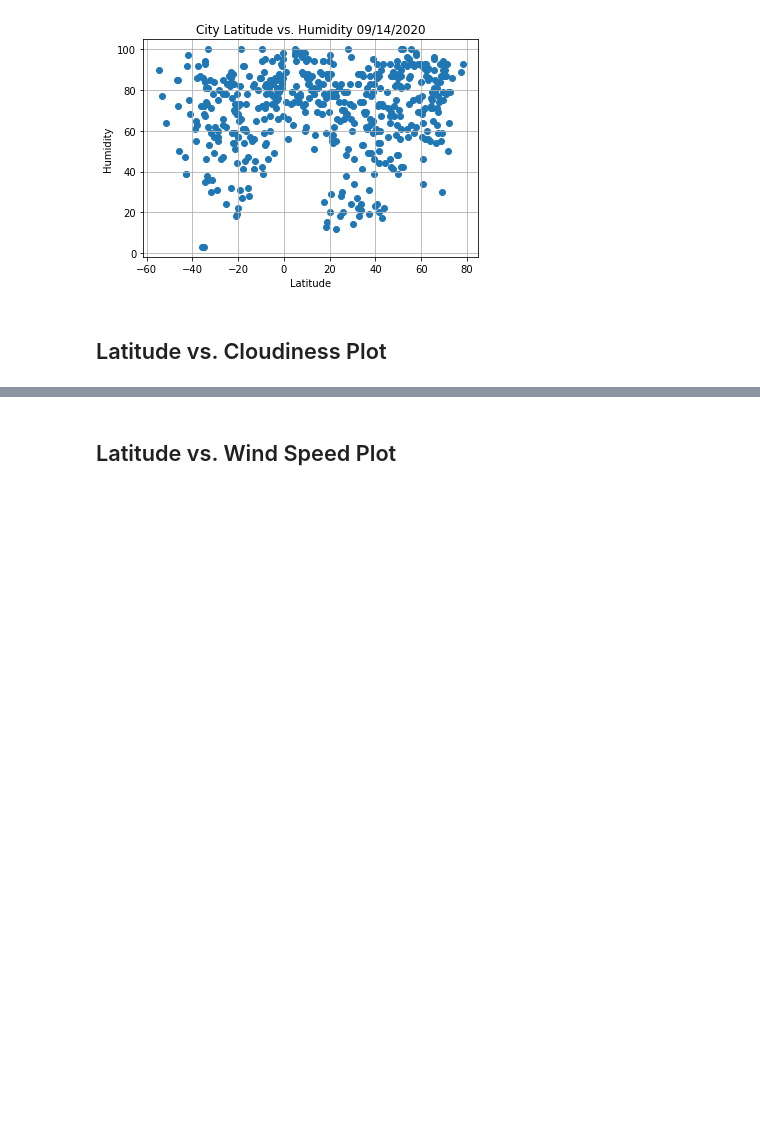
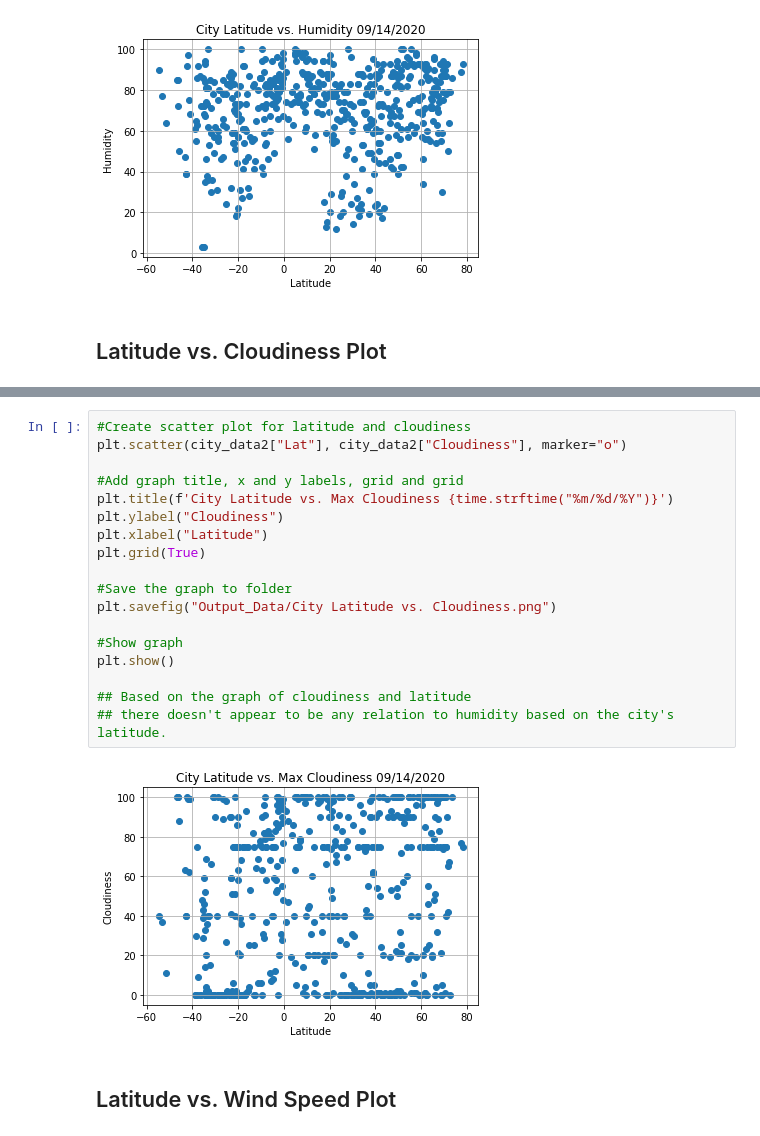
Before and after one commit to jely94/Python-API-Challenge, a Jupyter notebook: WeatherPy.ipynb, the cells around one changed output, grey strips where cells are left out. Saved outputs shown, nothing was run; the diff lists cells and outputs as text; blank space fills up the shorter version.

```diff
--- a/WeatherPy.ipynb
+++ b/WeatherPy.ipynb
@@ -253,2 +251,22 @@ plt.show()
+# %%
+#Create scatter plot for latitude and cloudiness
+plt.scatter(city_data2["Lat"], city_data2["Cloudiness"], marker="o")
+
+#Add graph title, x and y labels, grid and grid
+plt.title(f'City Latitude vs. Max Cloudiness {time.strftime("%m/%d/%Y")}')
+plt.ylabel("Cloudiness")
+plt.xlabel("Latitude")
+plt.grid(True)
+
+#Save the graph to folder
+plt.savefig("Output_Data/City Latitude vs. Cloudiness.png")
+
+#Show graph
+plt.show()
+
+## Based on the graph of cloudiness and latitude
+## there doesn't appear to be any relation to humidity based on the city's latitude.
+# %% [output]
+[figure, added]
 # %% [markdown]
 ## Latitude vs. Wind Speed Plot
```
Also changed, not shown: parts of 9 cells of this notebook, 2 other files.
